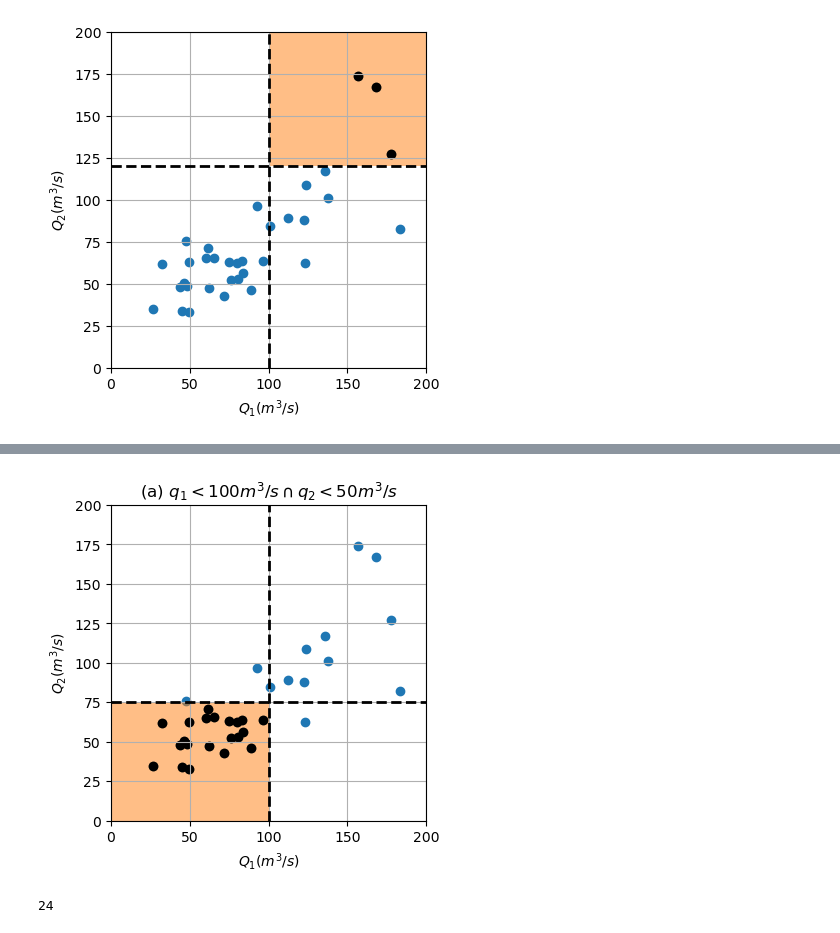
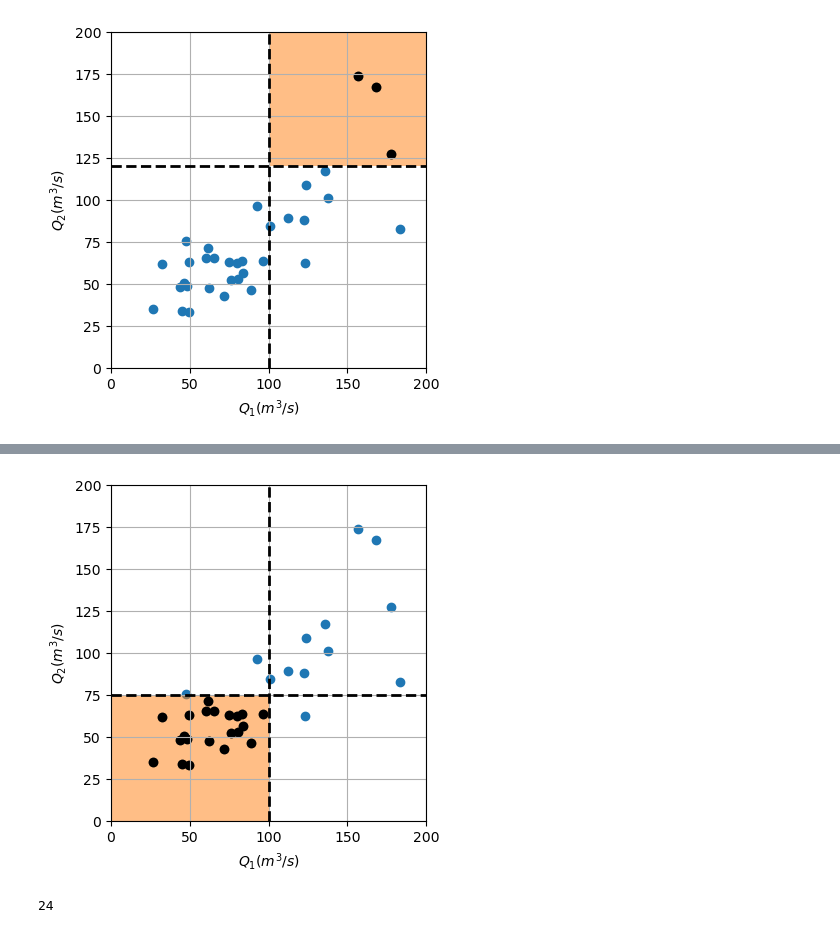
Before and after one commit to TeachBooks/mirror_mude_book, a Jupyter notebook: book/multivariate/figures_and_or.ipynb, the cells around one changed output, grey strips where cells are left out. Saved outputs shown, nothing was run; the diff lists cells and outputs as text; code cells hidden in the pictures.

```diff
--- a/book/multivariate/figures_and_or.ipynb
+++ b/book/multivariate/figures_and_or.ipynb
@@ -75,26 +97,24 @@ if save_fig:
 # %%
 limit_q1 = 100
 limit_q2 = 75
 mask = [(q1<limit_q1) & (q2<limit_q2)]
 
 fig, axes = plt.subplots(1, 1, figsize=(4, 4), layout = 'constrained')
 
 axes.scatter(q1, q2)
 axes.fill([0, limit_q1, limit_q1, 0], [0, 0, limit_q2, limit_q2], alpha = 0.5)
 axes.scatter(q1[mask[0]], q2[mask[0]], color ='k')
 axes.set_xlim([0, 200])
 axes.set_ylim([0, 200])
 axes.plot([limit_q1, limit_q1], [0, 200], '--k', linewidth = 2)
 axes.plot([0, 200], [limit_q2, limit_q2], '--k', linewidth = 2)
 axes.set_xlabel('${Q_1 (m^3/s)}$')
 axes.set_ylabel('${Q_2 (m^3/s)}$')
 axes.grid()
-axes.set_title('(a) ${q_1 < 100 m^3/s \cap q_2 < 50 m^3/s}$')
-
 if save_fig:
     fig.savefig('figures/and.svg')
 # %% [output]
-[figure, old version]
+[figure, new version]
 # %%
 23+22-21
 # %% [output]
```
Also changed, not shown: parts of 2 cells of this notebook, 8 other files.
